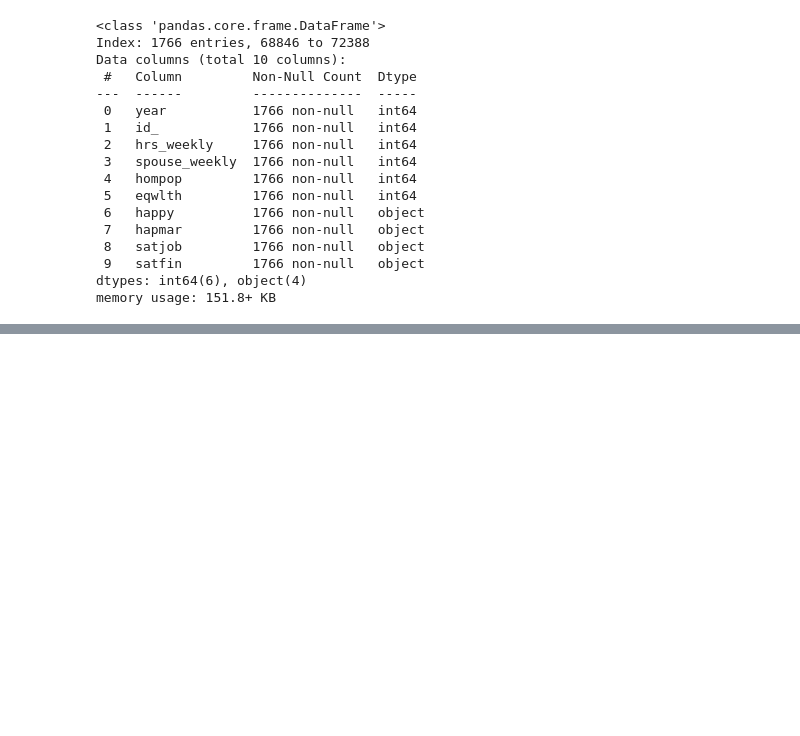
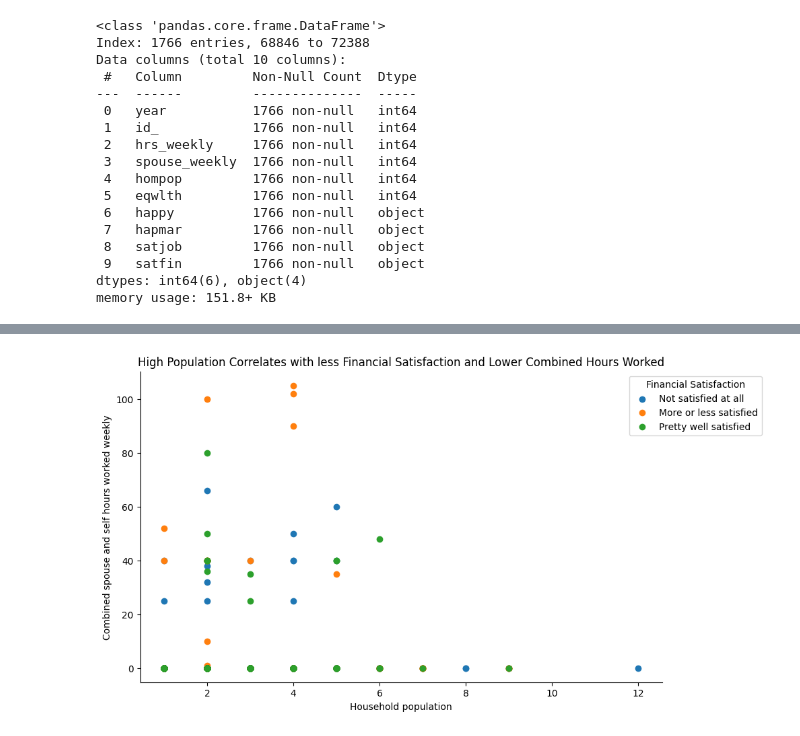
Before and after one commit to aileenkent/EDA., a Jupyter notebook: lab/gss.ipynb, the cells around one changed output, grey strips where cells are left out. Saved outputs shown, nothing was run; the diff lists cells and outputs as text; code cells hidden in the pictures; blank space fills up the shorter version.

```diff
--- a/lab/gss.ipynb
+++ b/lab/gss.ipynb
@@ -278,0 +312,25 @@ GSS_data.head()
+# %%
+GSS_data['total_hours'] = GSS_data['hrs_weekly'] + GSS_data['spouse_weekly']
+#GSS_data['finsat'] = GSS_data.drop(GSS_data[GSS_data['satfin'] == '.d:  Do not Know/Cannot Choose'].index, inplace=True)
+#GSS_data['finsat'] = GSS_data.drop(GSS_data[GSS_data['satfin'] == '.s:  Skipped on Web'].index, inplace=True)
+#GSS_data['finsat'] = GSS_data.drop(GSS_data[GSS_data['satfin'] == '.n:  No answer'].index, inplace=True)
+
+# im honestly not really sure how I ended up with the satfin category being the one that the indecisive people were dropped from, but it works for my purposes
+plt.figure(figsize=(10,6))
+
+for category in GSS_data['satfin'].unique():
+    subset = GSS_data[GSS_data['satfin'] == category]
+    plt.scatter(subset['hompop'], subset['total_hours'], label=category)
+
+plt.xlabel('Household population')
+plt.ylabel('Combined spouse and self hours worked weekly')
+
+plt.legend(title = 'Financial Satisfaction', loc='upper right', bbox_to_anchor=(1.2, 1))
+plt.title('High Population Correlates with less Financial Satisfaction and Lower Combined Hours Worked')
+
+plt.gca().spines['right'].set_visible(False)
+plt.gca().spines['top'].set_visible(False)
+
+plt.show()
+# %% [output]
+[figure, added]
```
Also changed, not shown: parts of 4 cells of this notebook.
